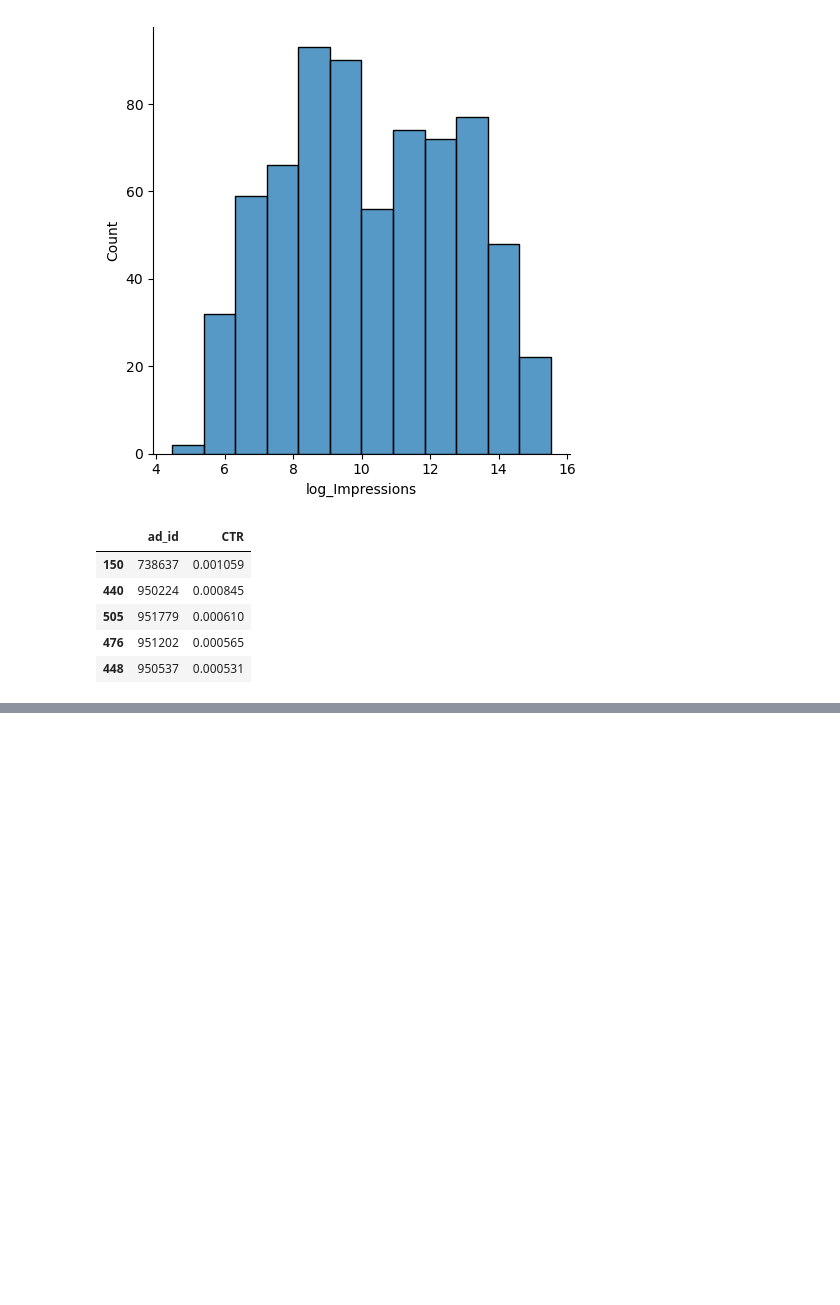
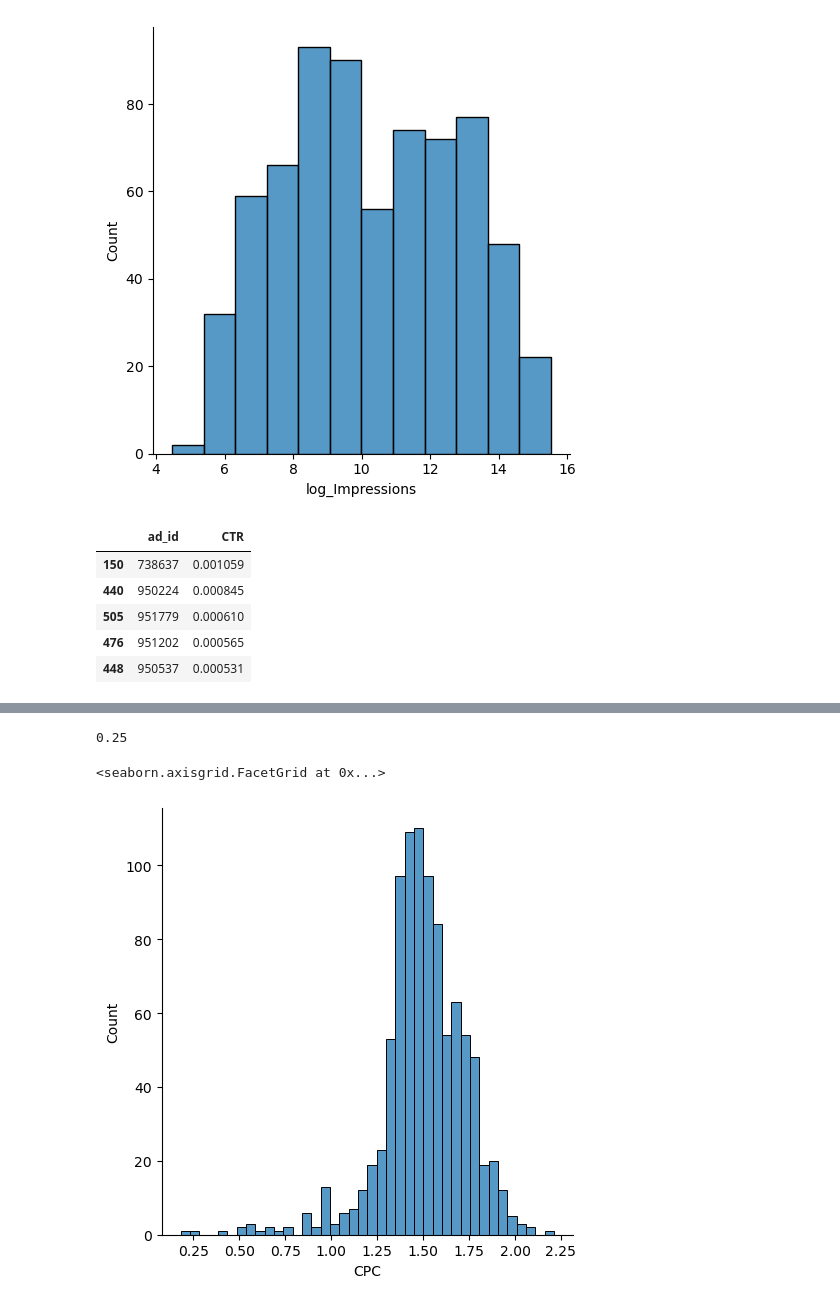
Before and after one commit to Prion84/courses, a Jupyter notebook: conversion/conversion.ipynb, the cells around one changed output, grey strips where cells are left out. Cells and saved outputs as stored; diff of their text form; code cells hidden in the pictures; blank space fills up the shorter version.

Commit message:
add: CPC calculation and distribution

```diff
--- a/conversion/conversion.ipynb
+++ b/conversion/conversion.ipynb
@@ -100,0 +102,4 @@ sns.displot(data=df, x="CTR", hue="xyz_campaign_id", bins=20)
+# %%
+# cost-per-click calculation
+df['CPC'] = df.Spent / df.Clicks
+df.CPC.describe()
@@ -100,0 +116,10 @@ sns.displot(data=df, x="CTR", hue="xyz_campaign_id", bins=20)
+# %%
+np.round(ss.iqr(df.CPC, nan_policy='omit'), 2)
+# %% [output]
+0.25
+# %%
+# plot CPC distribution
+sns.displot(df.CPC.dropna())
+# %% [output]
+<seaborn.axisgrid.FacetGrid at 0x...>
+[figure, added]
```
Also changed, not shown: parts of 3 cells of this notebook.
